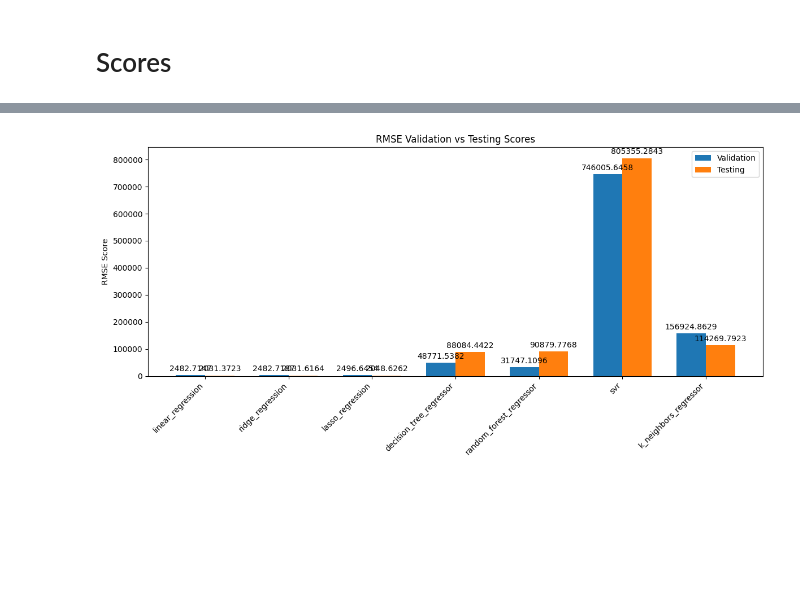
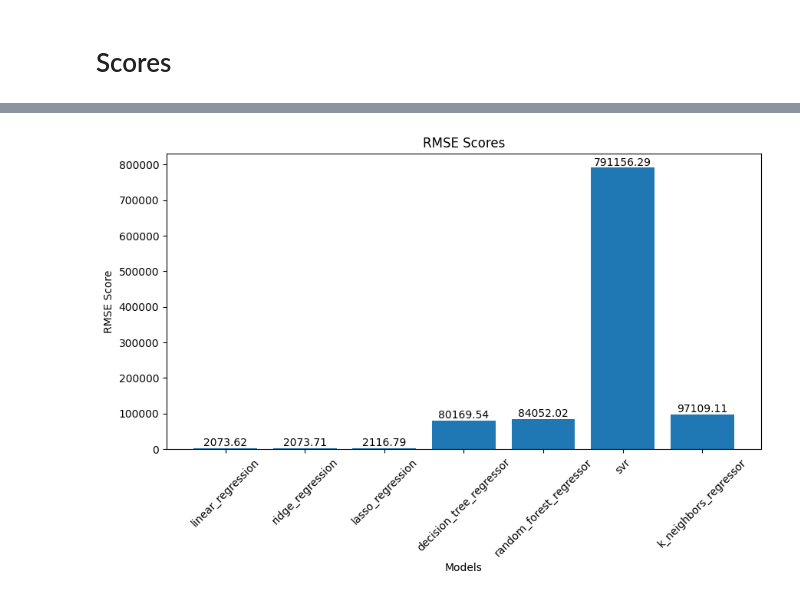
Before and after one commit to lukfd/city-of-austin-car-crash-ml-study, a Jupyter notebook: src/visualization.ipynb, the cells around one changed output, grey strips where cells are left out. Cells and saved outputs as stored; diff of their text form; code cells hidden in the pictures; blank space fills up the shorter version.

```diff
--- a/src/visualization.ipynb
+++ b/src/visualization.ipynb
@@ -11,5 +11,5 @@ import numpy as np
 ## Data
 # %%
 filename = './data/metrics.pkl'
-validation_results, hyperparameter_results, testing_results = Pickler(filename).load()
+results = Pickler(filename).load()
 # %%
@@ -50,18 +22,10 @@ Step: testing
 r2_scores = {}
 rmse_scores = {}
 
-for step in data:
-    for model in data[step]:
-        if model not in r2_scores:
-             r2_scores[model] = []
-             rmse_scores[model] = []
-
-# Now populate with values
-for step in data:
-    for model in data[step]:
-        # Append to the correct dictionary
-        r2_scores[model].append(data[step][model]['R^2'])
-        rmse_scores[model].append(data[step][model]['RMSE'])
+for model in results:
+    if model not in r2_scores:
+            r2_scores[model] = results[model]['R^2']
+            rmse_scores[model] = results[model]['RMSE']
 
 print(r2_scores)
 print(rmse_scores)
@@ -108,37 +54,19 @@ plt.show()
 # %%
-models = list(rmse_scores.keys())
-validation_scores = [scores[0] for scores in rmse_scores.values()]
-testing_scores = [scores[1] for scores in rmse_scores.values()]
+plt.figure(figsize=(10, 5))
+plt.title('RMSE Scores')
+plt.xlabel('Models')
+plt.ylabel('RMSE Score')
+plt.xticks(rotation=45)
 
-x = np.arange(len(models))
-width = 0.35
-fig, ax = plt.subplots(figsize=(12, 6))
+bars = plt.bar(rmse_scores.keys(), rmse_scores.values())
 
-rects1 = ax.bar(x - width/2, validation_scores, width, label='Validation')
-rects2 = ax.bar(x + width/2, testing_scores, width, label='Testing')
+# Add values on top of each bar
+for bar in bars:
+    height = bar.get_height()
+    plt.text(bar.get_x() + bar.get_width() / 2, height, f'{height:.2f}',
+             ha='center', va='bottom', fontsize=10)
 
-# Add some text for labels, title and custom x-axis tick labels, etc.
-ax.set_ylabel('RMSE Score')
-ax.set_title('RMSE Validation vs Testing Scores')
-ax.set_xticks(x)
-ax.set_xticklabels(models, rotation=45, ha='right')
-ax.legend()
-
-def autolabel(rects):
-    """Attach a text label above each bar in *rects*, displaying its height."""
-    for rect in rects:
-        height = rect.get_height()
-        ax.annotate('%.4f' % height,
-                    xy=(rect.get_x() + rect.get_width() / 2, height),
-                    xytext=(0, 3),
-                    textcoords="offset points",
-                    ha='center', va='bottom')
-
-autolabel(rects1)
-autolabel(rects2)
-
-fig.tight_layout()
 plt.savefig('./image/rmse_scores.png')
 plt.show()
 # %% [output]
-[figure, old version]
+[figure, new version]
```
Also changed, not shown: parts of 5 cells of this notebook, 7 other files.
